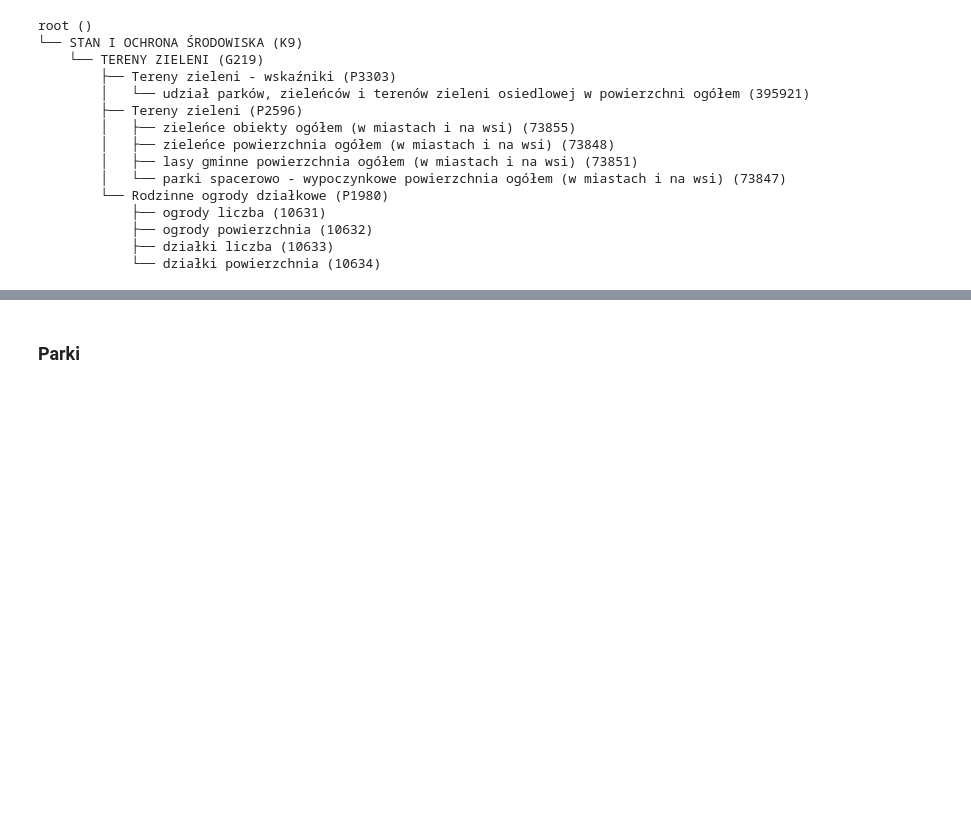
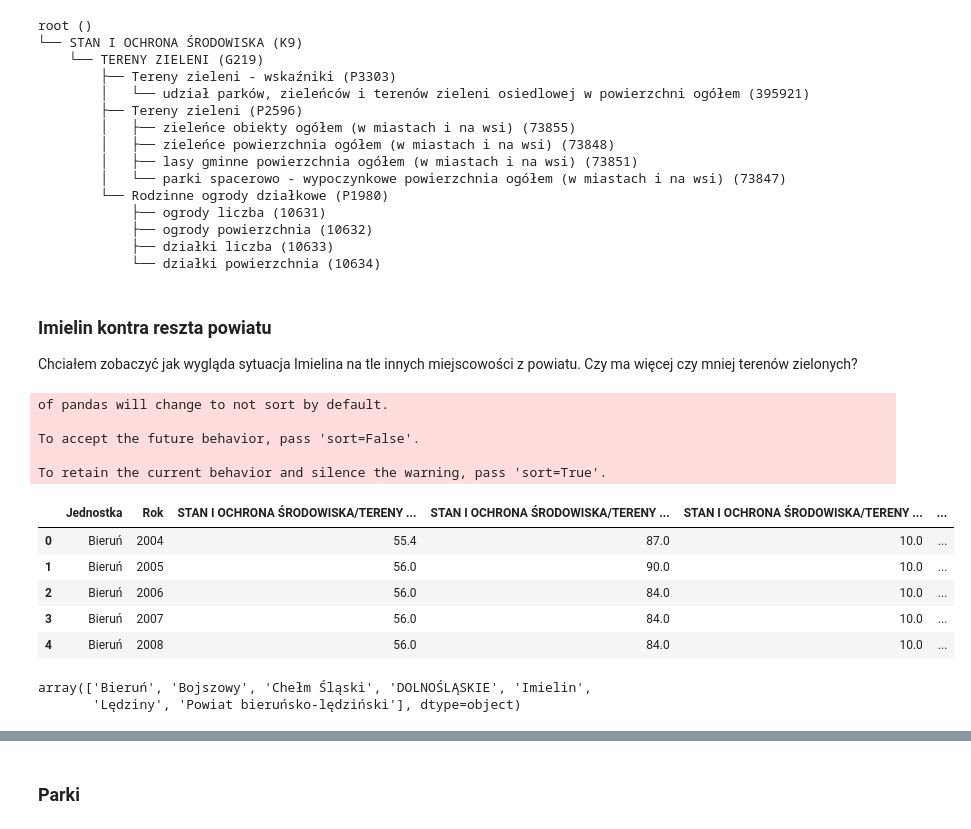
Before and after one commit to kodujdlapolski/tumieszkaj, a Jupyter notebook: Dane dla MVP TuMieszkaj.ipynb, the cells around one changed output, grey strips where cells are left out. Cells and saved outputs as stored; diff of their text form; code cells hidden in the pictures; blank space fills up the shorter version.

```diff
--- a/Dane dla MVP TuMieszkaj.ipynb
+++ b/Dane dla MVP TuMieszkaj.ipynb
@@ -36,3 +37,45 @@ root ()
             ├── ogrody powierzchnia (10632)
             ├── działki liczba (10633)
             └── działki powierzchnia (10634)
+# %% [markdown]
+### Imielin kontra reszta powiatu
+
+Chciałem zobaczyć jak wygląda sytuacja Imielina na tle innych miejscowości z powiatu. Czy ma więcej czy mniej terenów zielonych?
+# %%
+def find_dirs_with_file(root_dir, fname):
+    for root, dirs, files in os.walk(root_dir):
+        for dir in dirs:
+            dir = os.path.join(root, dir)
+            for _, _, files in os.walk(dir):
+                if fname in files:
+                    yield dir
+
+
+fname = 'ilosc_terenow_zielonych_gmina.json.csv'
+dirs = find_dirs_with_file('data', fname)
+data = []
+for dir in dirs:
+    fpath = os.path.join(dir, fname)
+    df = pd.read_csv(fpath)
+    _, unit_name = os.path.split(dir)
+    df['Jednostka'] = unit_name
+    data.append(df)
+df = pd.concat(data)
+df.head()
+# %% [output]
+of pandas will change to not sort by default.
+
+To accept the future behavior, pass 'sort=False'.
+
+To retain the current behavior and silence the warning, pass 'sort=True'.
+|  | Jednostka | Rok | STAN I OCHRONA ŚRODOWISKA/TERENY ... | STAN I OCHRONA ŚRODOWISKA/TERENY ... | STAN I OCHRONA ŚRODOWISKA/TERENY ... | ... |
+| 0 | Bieruń | 2004 | 55.4 | 87.0 | 10.0 | ... |
+| 1 | Bieruń | 2005 | 56.0 | 90.0 | 10.0 | ... |
+| 2 | Bieruń | 2006 | 56.0 | 84.0 | 10.0 | ... |
+| 3 | Bieruń | 2007 | 56.0 | 84.0 | 10.0 | ... |
+| 4 | Bieruń | 2008 | 56.0 | 84.0 | 10.0 | ... |
+# %%
+df['Jednostka'].unique()
+# %% [output]
+array(['Bieruń', 'Bojszowy', 'Chełm Śląski', 'DOLNOŚLĄSKIE', 'Imielin',
+       'Lędziny', 'Powiat bieruńsko-lędziński'], dtype=object)
```
Also changed, not shown: parts of 6 cells of this notebook, 10 other files.
